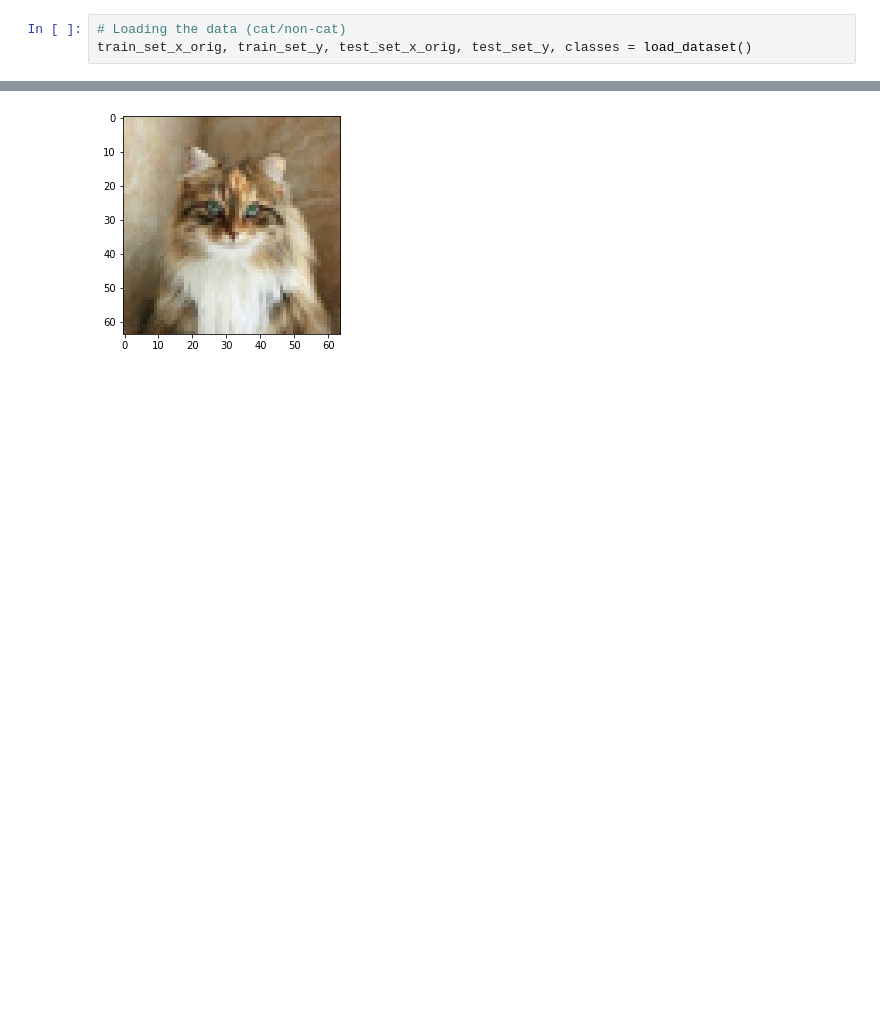
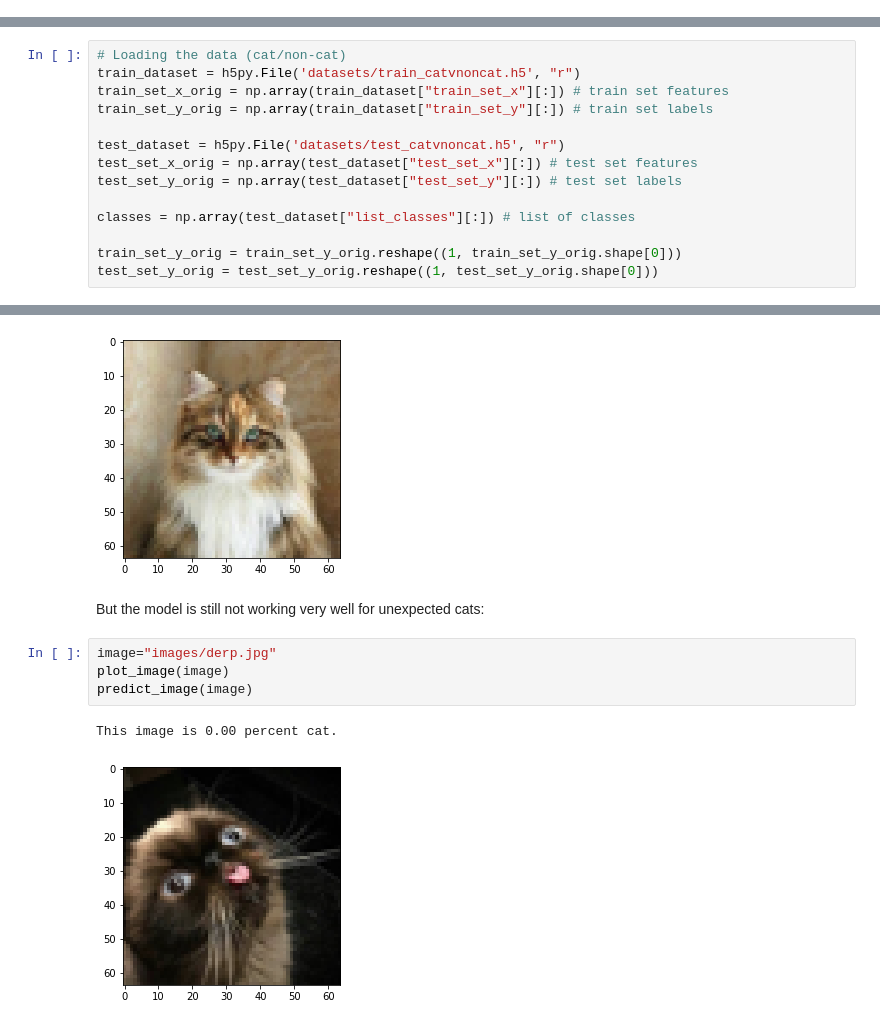
Before and after one commit to Luke31/keraskitten, a Jupyter notebook: notebooks/cats_keras_simple.ipynb, the cells around one changed output, grey strips where cells are left out. Drawn from its saved outputs; the diff is of its cells as text; blank space fills up the shorter version.

```diff
--- a/notebooks/cats_keras_simple.ipynb
+++ b/notebooks/cats_keras_simple.ipynb
@@ -21,3 +16,0 @@ from lr_utils import load_dataset
-# %%
-# Loading the data (cat/non-cat)
-train_set_x_orig, train_set_y, test_set_x_orig, test_set_y, classes = load_dataset()
@@ -24,3 +20,17 @@ train_set_x_orig, train_set_y, test_set_x_orig, test_set_y, classes = load_datas
+# %%
+# Loading the data (cat/non-cat)
+train_dataset = h5py.File('datasets/train_catvnoncat.h5', "r")
+train_set_x_orig = np.array(train_dataset["train_set_x"][:]) # train set features
+train_set_y_orig = np.array(train_dataset["train_set_y"][:]) # train set labels
+
+test_dataset = h5py.File('datasets/test_catvnoncat.h5', "r")
+test_set_x_orig = np.array(test_dataset["test_set_x"][:]) # test set features
+test_set_y_orig = np.array(test_dataset["test_set_y"][:]) # test set labels
+
+classes = np.array(test_dataset["list_classes"][:]) # list of classes
+
+train_set_y_orig = train_set_y_orig.reshape((1, train_set_y_orig.shape[0]))
+test_set_y_orig = test_set_y_orig.reshape((1, test_set_y_orig.shape[0]))
 # %%
 # Example of a picture
 index = 25
@@ -137,3 +149,12 @@ predict_image(image)
 # %% [output]
 This image is 100.00 percent cat.
 [figure]
+# %% [markdown]
+But the model is still not working very well for unexpected cats:
+# %%
+image="images/derp.jpg"
+plot_image(image)
+predict_image(image)
+# %% [output]
+This image is 0.00 percent cat.
+[figure, added]
```
Also changed, not shown: parts of 8 cells of this notebook, 1 other file.
